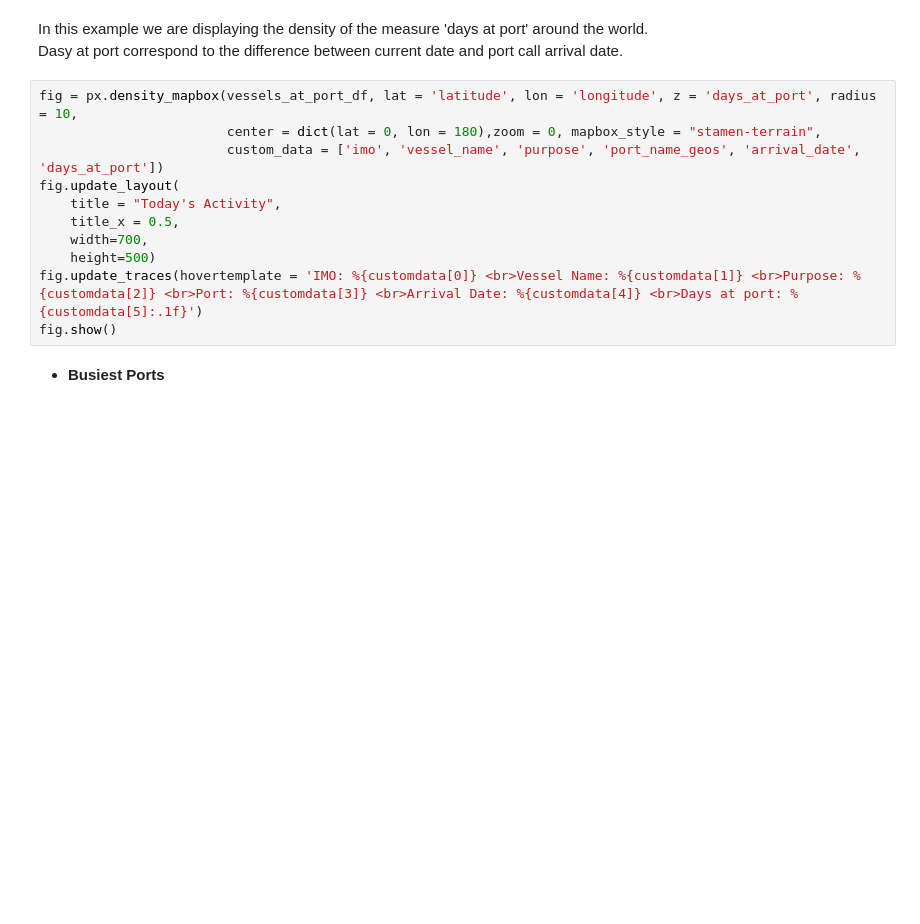
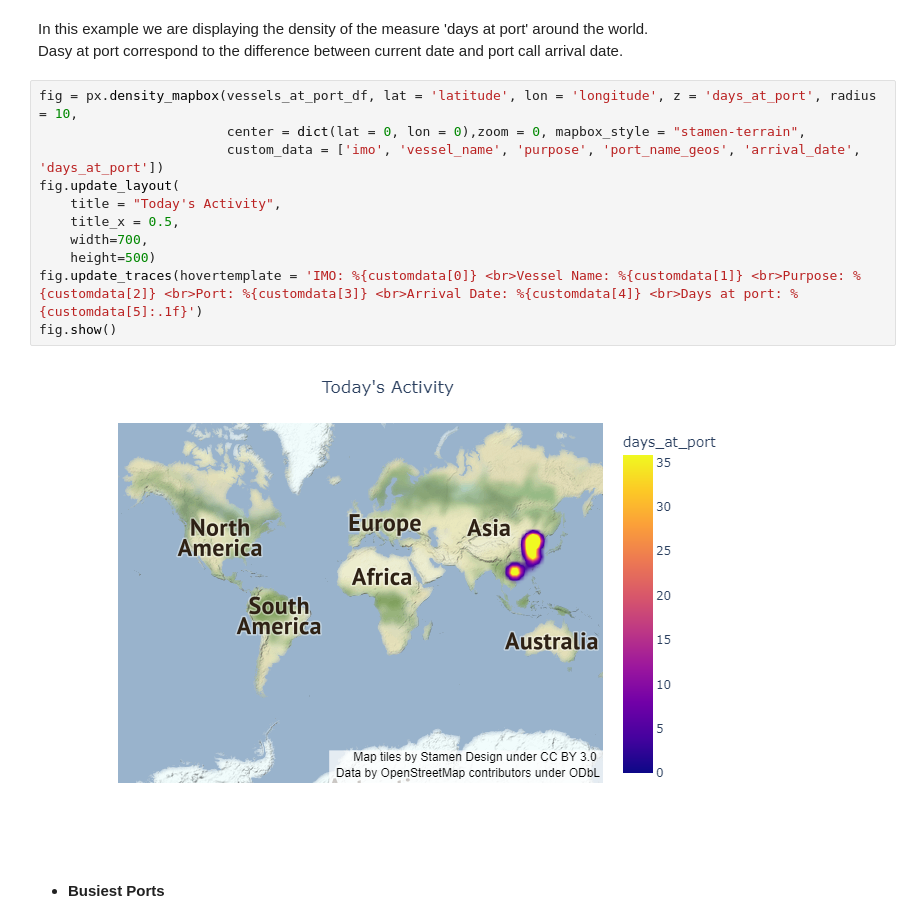
Before and after one commit to SignalOceanSdk/SignalSDK, a Jupyter notebook: docs/examples/jupyter/VoyagesAPI/Port_Congestion_in_China_(Capes).ipynb, the cells around one changed output. Saved outputs shown, nothing was run; the diff lists cells and outputs as text; blank space fills up the shorter version.

```diff
--- a/docs/examples/jupyter/VoyagesAPI/Port_Congestion_in_China_(Capes).ipynb
+++ b/docs/examples/jupyter/VoyagesAPI/Port_Congestion_in_China_(Capes).ipynb
@@ -530,15 +534,17 @@ In this example we are displaying the density of the measure 'days at port' arou
 Dasy at port correspond to the difference between current date and port call arrival date.
 # %%
 fig = px.density_mapbox(vessels_at_port_df, lat = 'latitude', lon = 'longitude', z = 'days_at_port', radius = 10,
-                        center = dict(lat = 0, lon = 180),zoom = 0, mapbox_style = "stamen-terrain",
+                        center = dict(lat = 0, lon = 0),zoom = 0, mapbox_style = "stamen-terrain",
                         custom_data = ['imo', 'vessel_name', 'purpose', 'port_name_geos', 'arrival_date', 'days_at_port'])
 fig.update_layout(
     title = "Today's Activity",
     title_x = 0.5,
     width=700,
     height=500)
 fig.update_traces(hovertemplate = 'IMO: %{customdata[0]} <br>Vessel Name: %{customdata[1]} <br>Purpose: %{customdata[2]} <br>Port: %{customdata[3]} <br>Arrival Date: %{customdata[4]} <br>Days at port: %{customdata[5]:.1f}')
 fig.show()
+# %% [output]
+[figure, added]
 # %% [markdown]
 - **Busiest Ports**
 # %% [markdown]
```
Also changed, not shown: parts of 10 cells of this notebook.
